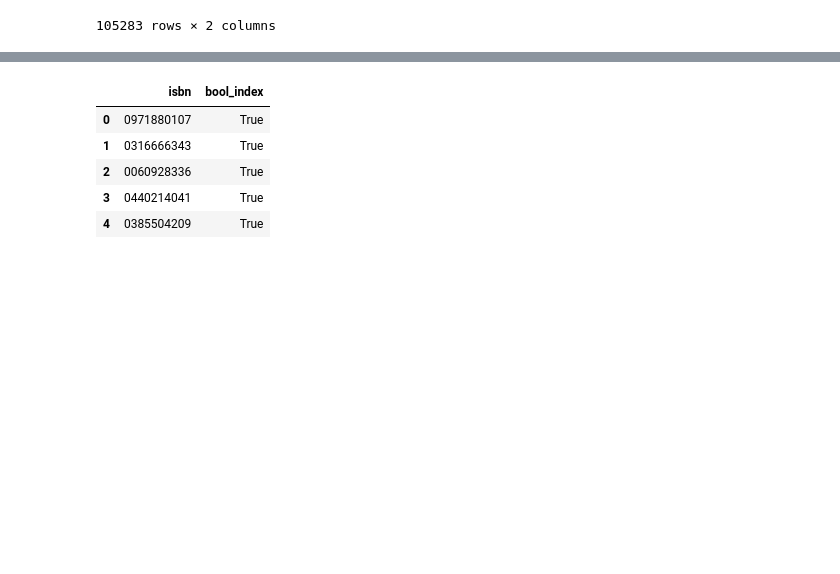
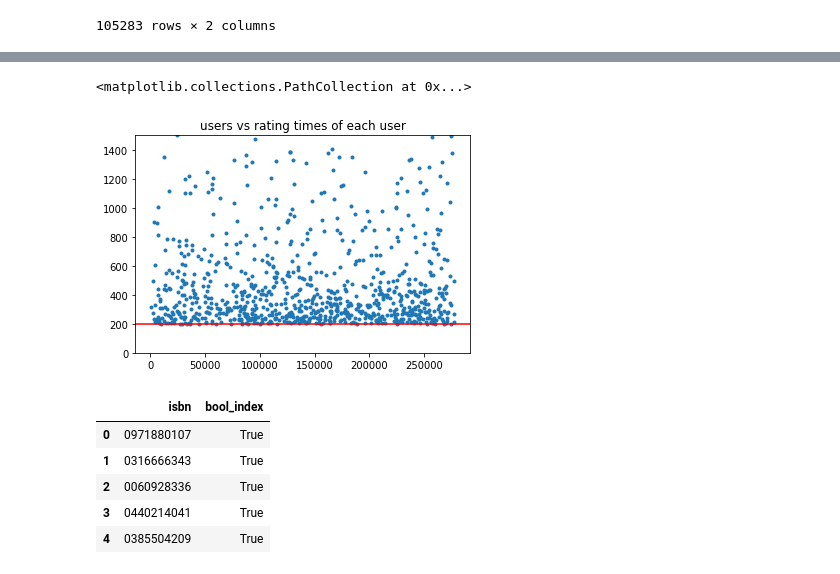
Before and after one commit to petert92/book_recommendation_knn, a Jupyter notebook: fcc_book_recommendation_knn.ipynb, the cells around one changed output, grey strips where cells are left out. Drawn from its saved outputs; the diff is of its cells as text; code cells hidden in the pictures; blank space fills up the shorter version.

```diff
--- a/fcc_book_recommendation_knn.ipynb
+++ b/fcc_book_recommendation_knn.ipynb
@@ -178,3 +167,12 @@ memory usage: 12.1+ MB
+# %%
+# Checking that dataset kept correct users
+plt.axhline(y = 200, color = 'r', linestyle = '-')
+plt.title("users vs rating times of each user")
+plt.ylim((0,1500))
+plt.scatter(df_ratings_users['user'].value_counts().index, df_ratings_users['user'].value_counts(), marker='.')
+# %% [output]
+<matplotlib.collections.PathCollection at 0x...>
+[figure, added]
 # %%
 # Get books that were rated more than 100 times from df_ratings_users
 isbn_more100ratings = pd.DataFrame(df_ratings_users['isbn'].value_counts() >= 100)
```
Also changed, not shown: parts of 18 cells of this notebook.
